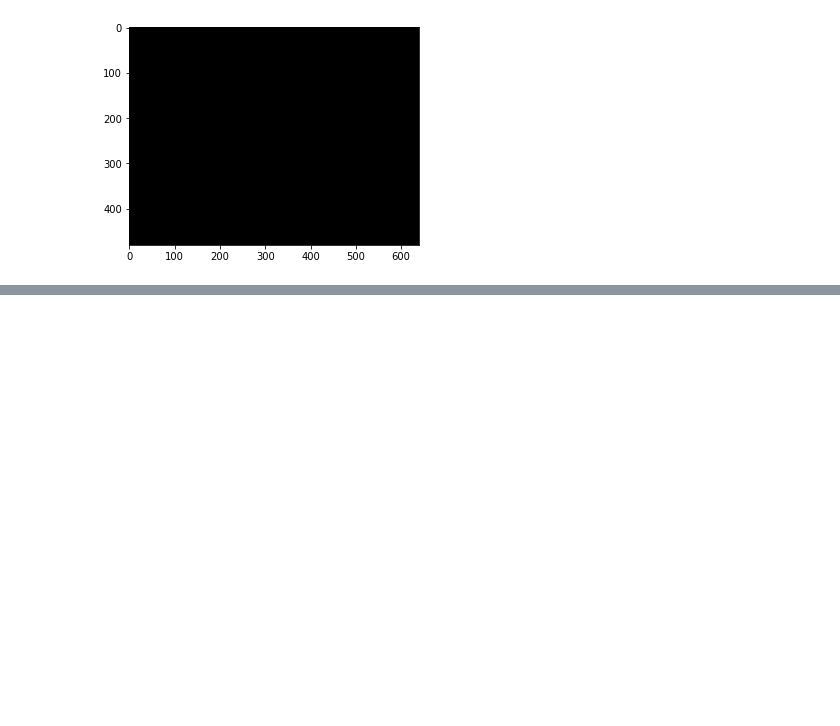
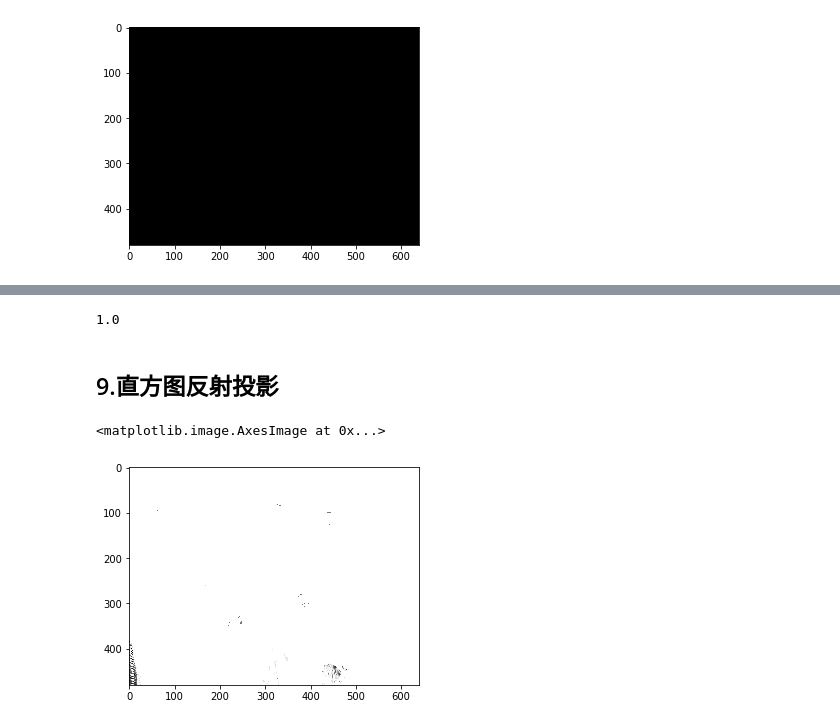
Before and after one commit to juxiangwu/image-processing, a Jupyter notebook: OpenCV/14-直方图.ipynb, the cells around one changed output, grey strips where cells are left out. Saved outputs shown, nothing was run; the diff lists cells and outputs as text; code cells hidden in the pictures; blank space fills up the shorter version.

```diff
--- a/OpenCV/14-直方图.ipynb
+++ b/OpenCV/14-直方图.ipynb
@@ -233,0 +250,22 @@ plt.imshow(histMatchImg,'gray')
+# %%
+histr = cv2.calcHist([gray],[0],None,[256],[0,256])
+histg = cv2.calcHist([gray2],[0],None,[256],[0,256])
+cv2.normalize(histr, histr, 0, 1, cv2.NORM_MINMAX)
+cv2.normalize(histg, histg, 0, 1, cv2.NORM_MINMAX)
+result = cv2.compareHist(histr,histg,cv2.HISTCMP_CORREL)
+print(result)
+# %% [output]
+1.0
+# %% [markdown]
+## 9.直方图反射投影
+# %%
+src2 = cv2.imread('../datas/f4_1.jpg')
+rgb2 = cv2.cvtColor(src,cv2.COLOR_BGR2RGB)
+gray2 = cv2.cvtColor(src,cv2.COLOR_BGR2GRAY)
+rgb_f2 = rgb.astype(np.float32)
+hist = cv2.calcHist([gray], [0], None, [256], [0, 256])
+bp = cv2.calcBackProject([gray2], [0], hist, [0, 256], 1)
+plt.imshow(bp,'gray')
+# %% [output]
+<matplotlib.image.AxesImage at 0x...>
+[figure, added]
```
Also changed, not shown: parts of 2 cells of this notebook, 19 other files.
